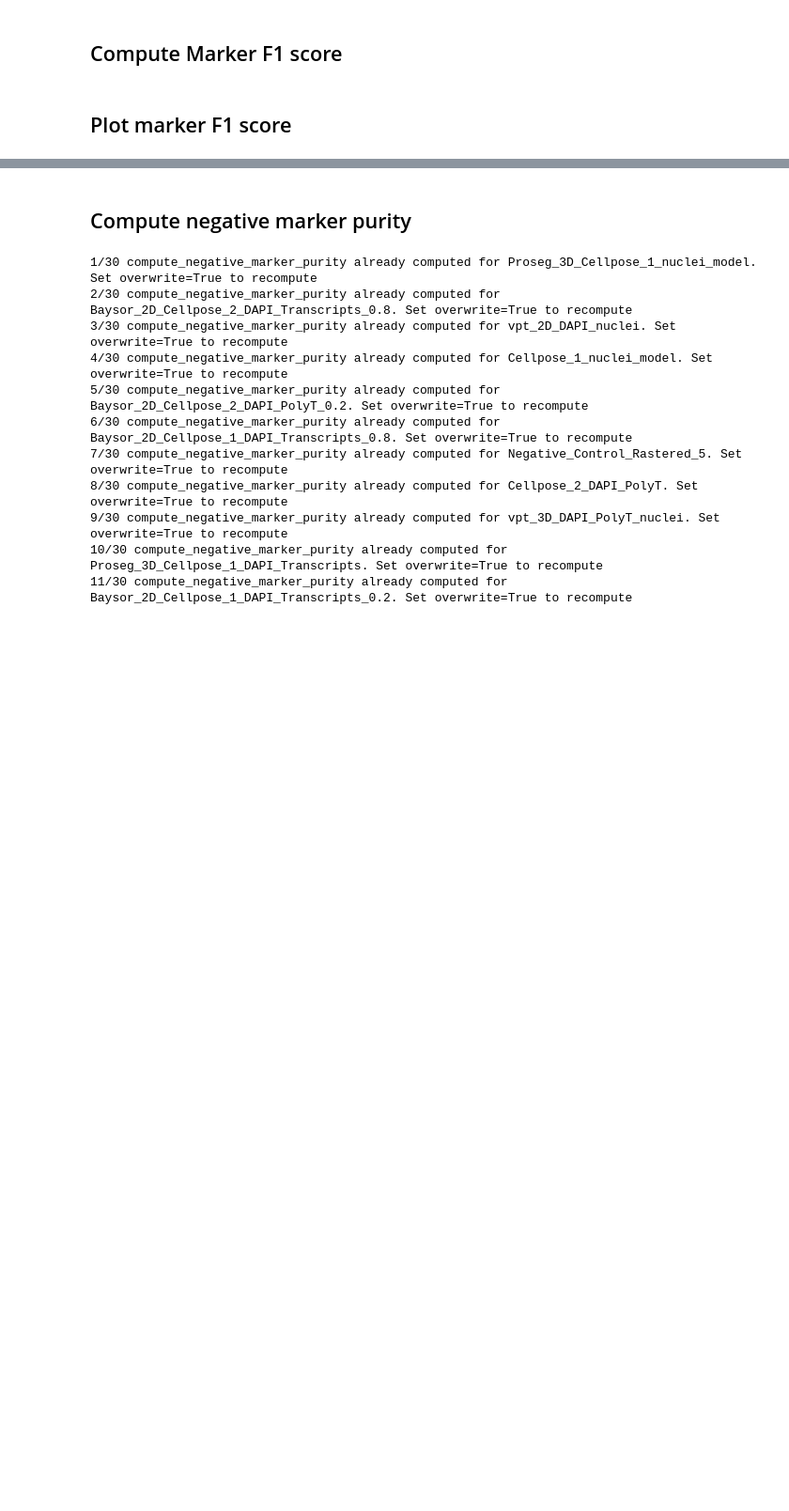
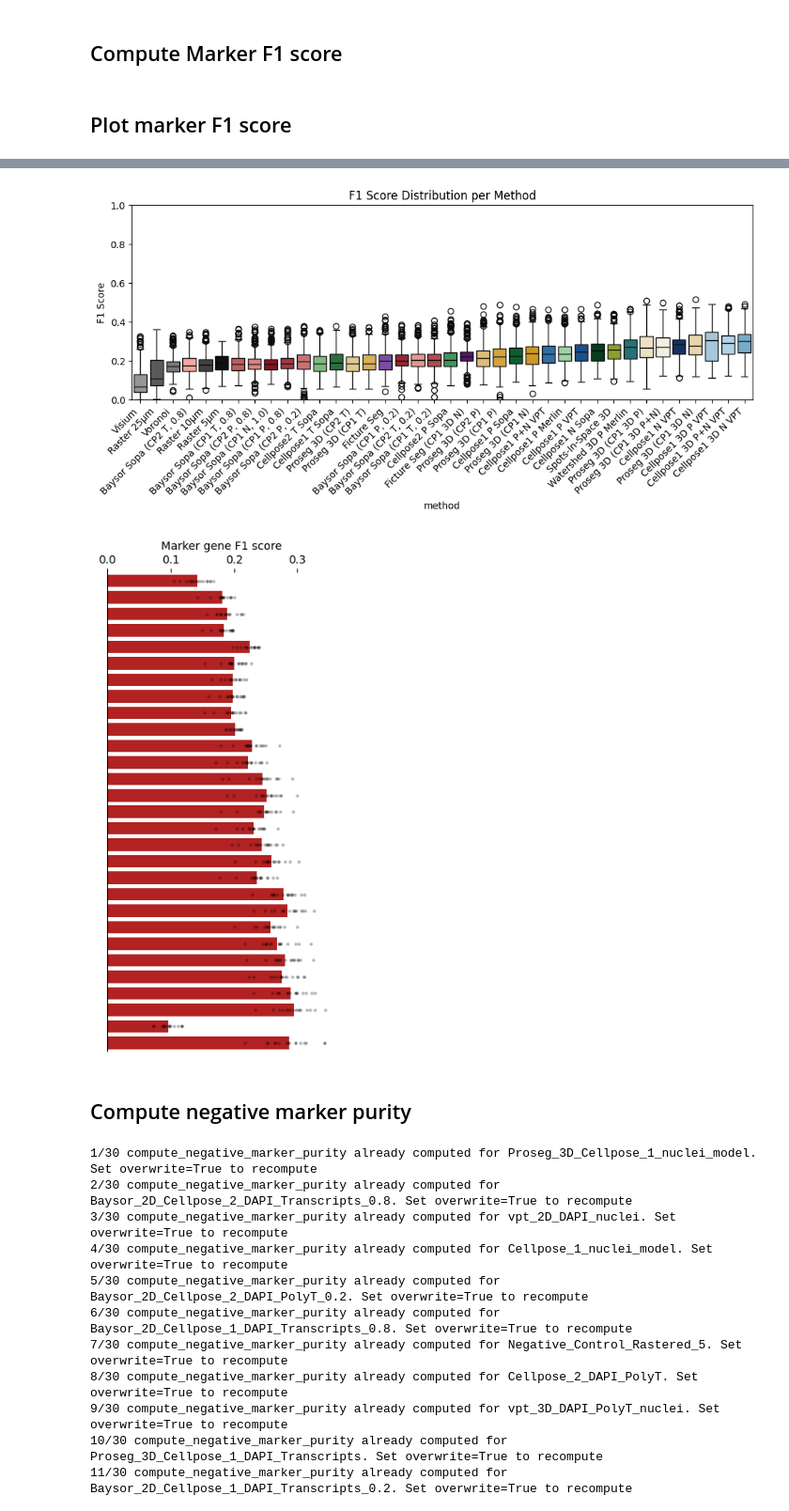
Before and after one commit to simonmfr/cellseg-benchmark, a Jupyter notebook: notebooks/metrics_markers_HANNAH.ipynb, the cells around one changed output, grey strips where cells are left out. Shown at 94% size. Saved outputs shown, nothing was run; the diff lists cells and outputs as text; code cells hidden in the pictures; blank space fills up the shorter version.

Commit message:
update marker metrics plots

```diff
--- a/notebooks/metrics_markers_HANNAH.ipynb
+++ b/notebooks/metrics_markers_HANNAH.ipynb
@@ -68,3 +74,21 @@ plot_marker_F1_score(
+# %%
+# same order as assigned transcripts barplots
+order = [
+    "Raster 25μm", "Voronoi", "Raster 5μm", "Raster 10μm",
+    "Ficture Seg (CP1 3D N)", "Proseg 3D (CP1 T)", "Proseg 3D (CP2 T)",
+    "Cellpose1 T Sopa", "Cellpose2 T Sopa", "Ficture Seg",
+    "Proseg 3D (CP2 P)", "Cellpose2 P Sopa", "Cellpose1 P+N VPT",
+    "Cellpose1 P VPT", "Cellpose1 P Merlin", "Proseg 3D (CP1 P)",
+    "Proseg 3D (CP1 N)", "Spots-In-Space 3D", "Cellpose1 P Sopa",
+    "Proseg 3D (CP1 3D P+N)", "Proseg 3D (CP1 3D N)", "Cellpose1 N Sopa",
+    "Watershed 3D P Merlin", "Cellpose1 N VPT", "Proseg 3D (CP1 3D P)",
+    "Cellpose1 3D P+N VPT", "Cellpose1 3D N VPT", "Visium", "Cellpose1 3D P VPT",
+][::-1]
+# %%
+plot_marker_F1_score("aging", "cell_type_revised", order=order, show=True)
+# %% [output]
+[figure, added]
+[figure, added]
 # %% [markdown]
 ## Compute negative marker purity
 # %%
```
Also changed, not shown: parts of 2 cells of this notebook, 1 other file.
